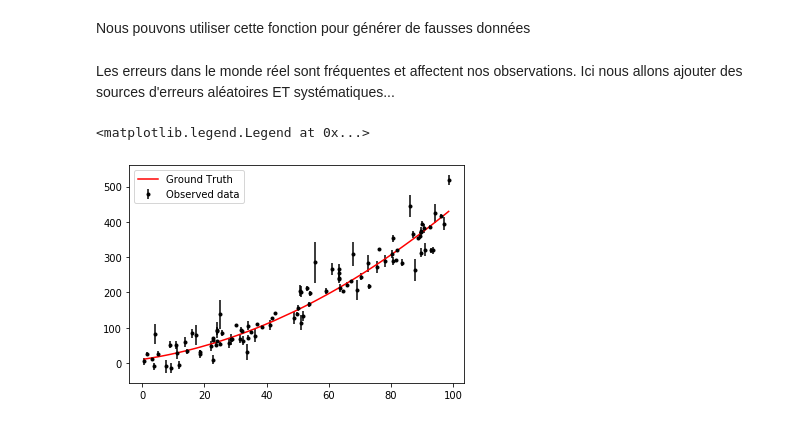
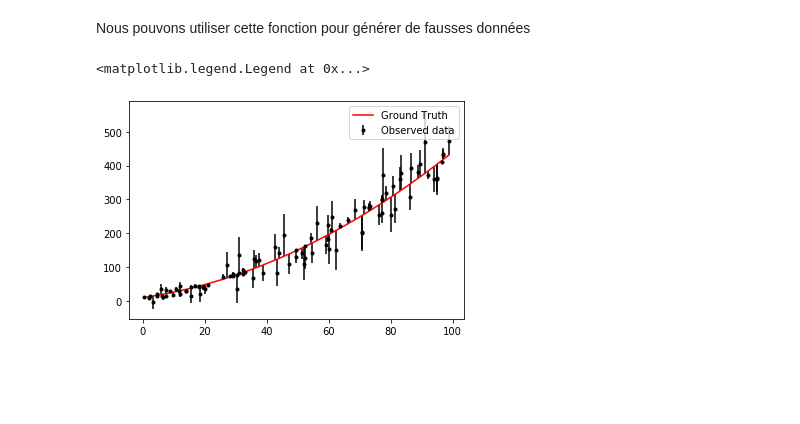
Before and after one commit to charlesll/ModelisationGeochimie, a Jupyter notebook: 02_Optimisation.ipynb, the cells around one changed output. Cells and saved outputs as stored; diff of their text form; code cells hidden in the pictures; blank space fills up the shorter version.

```diff
--- a/02_Optimisation.ipynb
+++ b/02_Optimisation.ipynb
@@ -40,28 +36,25 @@ Nous pouvons utiliser cette fonction pour générer de fausses données
 # %%
 # true parameters
 a = 10.0
 b = 1.321
 c = 0.02978
 
 N = 100
 
 x = np.sort(100*np.random.rand(N))
 y = my_polynomial(x,a,b,c)
+
+# Real world observations are noisy...
+# but we had a bias in observations and we underestimate the errors
+# observed ese are the sum of the two values
+f = 0.5 # our systematic bias
+ese = f*np.sqrt(y)*5*np.random.randn(N)
+
+y_noisy = y + ese
+
+plt.errorbar(x,y_noisy,yerr=ese,fmt='.',color="k",label="Observed data")
+plt.plot(x,y,"r-",label="Ground Truth")
+plt.legend()
+# %% [output]
+<matplotlib.legend.Legend at 0x...>
+[figure, added]
-# %% [markdown]
-Les erreurs dans le monde réel sont fréquentes et affectent nos observations. Ici nous allons ajouter des sources d'erreurs aléatoires ET systématiques...
-# %%
-known_ese = np.random.randn(N)*15
-
-f = 2 # our systematic bias coefficient
-bias = np.sqrt(y)*f*np.random.randn(N) # the bias is a linear function of a normal distribution centred on x
-
-true_ese = known_ese + bias
-
-y_noisy = y + known_ese + true_ese # this is what we observe
-
-plt.errorbar(x,y_noisy,yerr=known_ese,fmt='.',color="k",label="Observed data")
-plt.plot(x,y,"r-",label="Ground Truth")
-plt.legend()
-# %% [output]
-<matplotlib.legend.Legend at 0x...>
-[figure, removed]
```
Also changed, not shown: parts of 25 cells of this notebook, 4 other files.
